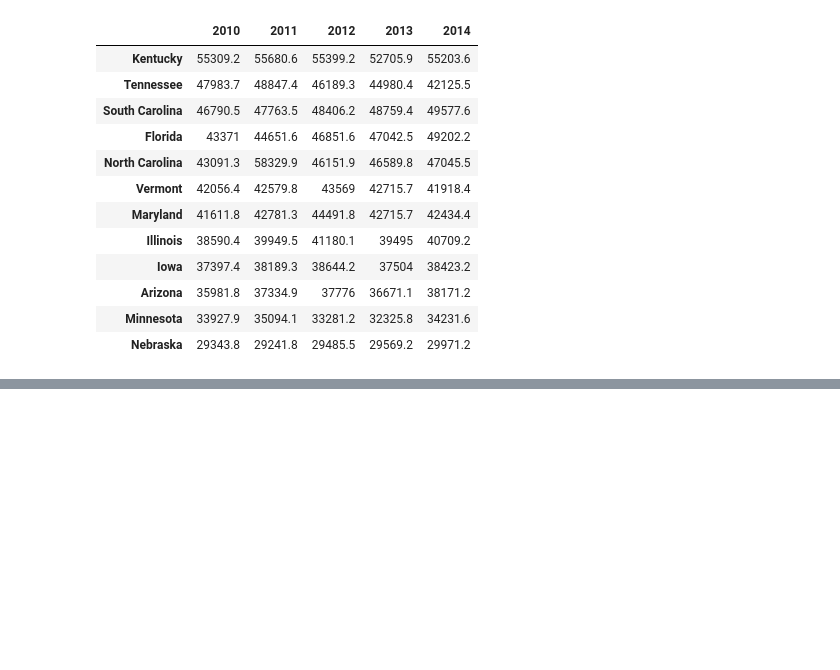
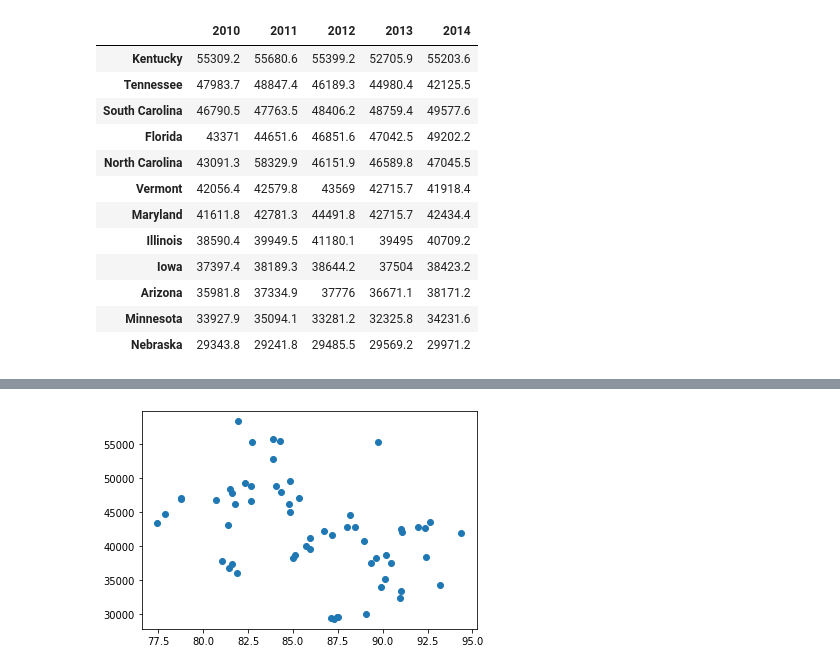
Before and after one commit to TJL30308/DREAM_Project, a Jupyter notebook: ER_Visits_Analysis.ipynb, the cells around one changed output, grey strips where cells are left out. Drawn from its saved outputs; the diff is of its cells as text; code cells hidden in the pictures; blank space fills up the shorter version.

```diff
--- a/ER_Visits_Analysis.ipynb
+++ b/ER_Visits_Analysis.ipynb
@@ -194,3 +231,3 @@ insured_data_copy.set_index('State')
 # %%
-insured_rate = pd.DataFrame(insured_data_copy.values / state_pop_copy.values * 100000, columns = years_list , index = states_list)
-insured_rate
+insured_rate = pd.DataFrame(insured_data_copy.values / state_pop_copy.values * 100, columns = years_list , index = states_list)
+insured_rate.sort_values(by = 2010, ascending = False)
@@ -196,0 +281,8 @@ insured_rate
+# %%
+x_values = insured_rate[[2010, 2011, 2012, 2013, 2014]]
+y_values = ER_visits_rate[[2010, 2011, 2012, 2013, 2014]]
+
+plt.scatter(x_values, y_values)
+plt.show()
+# %% [output]
+[figure, added]
```
Also changed, not shown: parts of 6 cells of this notebook.
